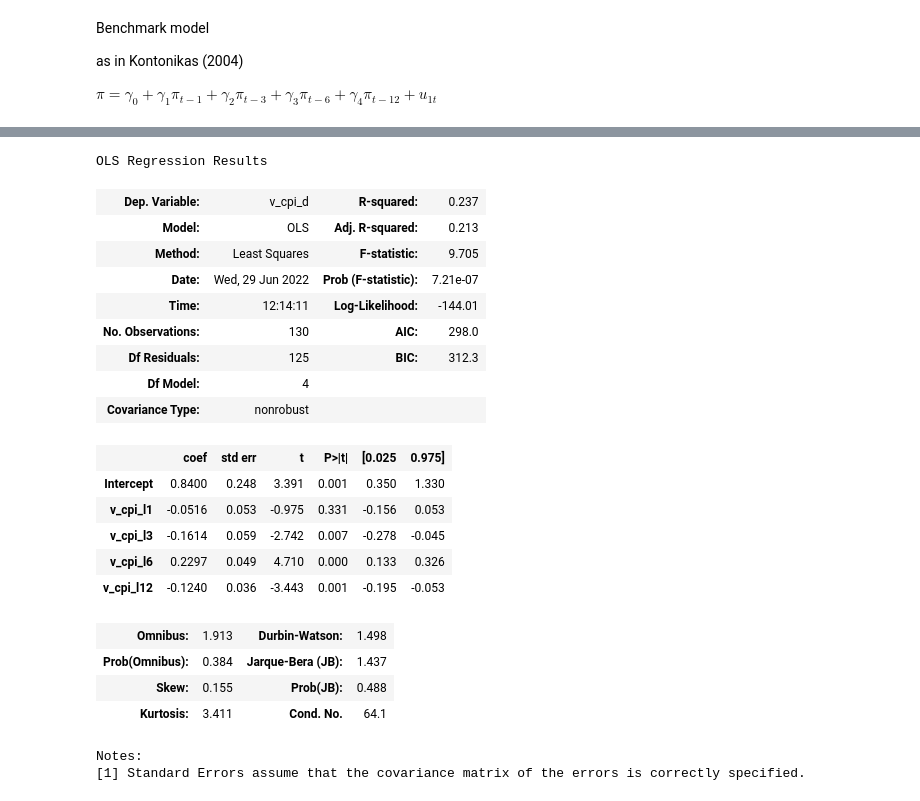
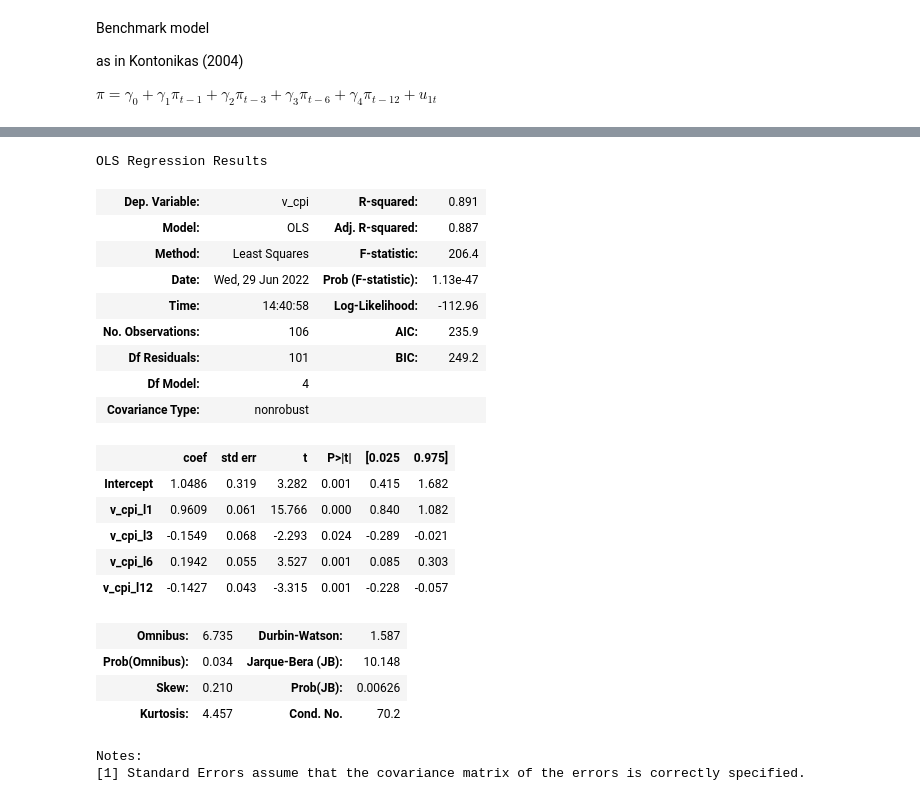
Before and after one commit to Marianojgm86/GARCH-CODES, a Jupyter notebook: modeling.ipynb, the cells around one changed output, grey strips where cells are left out. Drawn from its saved outputs; the diff is of its cells as text; code cells hidden in the pictures.

```diff
--- a/modeling.ipynb
+++ b/modeling.ipynb
@@ -206,6 +206,7 @@ simdf["v_cpi_l1"] = simdf['v_cpi'].shift()
 simdf["v_cpi_l3"] = simdf['v_cpi'].shift(3)
 simdf["v_cpi_l6"] = simdf['v_cpi'].shift(6)
 simdf["v_cpi_l12"] = simdf['v_cpi'].shift(12)
+simdf.dropna(inplace=True)
 # simdf.head(15)
 
 predf = simdf.loc['1992-01-01':'2004-12-01']
@@ -239,29 +240,29 @@ Notes:
 [1] Standard Errors assume that the covariance matrix of the errors is correctly specified.
 # %%
 # Pre IT Period
-mod1_2 = smf.ols(formula='v_cpi_d ~ v_cpi_l1 + v_cpi_l3 + v_cpi_l6 + v_cpi_l12', data=predf).fit()
+mod1_2 = smf.ols(formula='v_cpi ~ v_cpi_l1 + v_cpi_l3 + v_cpi_l6 + v_cpi_l12', data=predf).fit()
 mod1_2.summary()
 # %% [output]
 OLS Regression Results
-| Dep. Variable: | v_cpi_d | R-squared: | 0.237 |
-| Model: | OLS | Adj. R-squared: | 0.213 |
-| Method: | Least Squares | F-statistic: | 9.705 |
-| Date: | Wed, 29 Jun 2022 | Prob (F-statistic): | 7.21e-07 |
-| Time: | 12:14:11 | Log-Likelihood: | -144.01 |
-| No. Observations: | 130 | AIC: | 298.0 |
-| Df Residuals: | 125 | BIC: | 312.3 |
+| Dep. Variable: | v_cpi | R-squared: | 0.891 |
+| Model: | OLS | Adj. R-squared: | 0.887 |
+| Method: | Least Squares | F-statistic: | 206.4 |
+| Date: | Wed, 29 Jun 2022 | Prob (F-statistic): | 1.13e-47 |
+| Time: | 14:40:58 | Log-Likelihood: | -112.96 |
+| No. Observations: | 106 | AIC: | 235.9 |
+| Df Residuals: | 101 | BIC: | 249.2 |
 | Df Model: | 4 |  |  |
 | Covariance Type: | nonrobust |  |  |
 |  | coef | std err | t | P>|t| | [0.025 | 0.975] |
-| Intercept | 0.8400 | 0.248 | 3.391 | 0.001 | 0.350 | 1.330 |
-| v_cpi_l1 | -0.0516 | 0.053 | -0.975 | 0.331 | -0.156 | 0.053 |
-| v_cpi_l3 | -0.1614 | 0.059 | -2.742 | 0.007 | -0.278 | -0.045 |
-| v_cpi_l6 | 0.2297 | 0.049 | 4.710 | 0.000 | 0.133 | 0.326 |
-| v_cpi_l12 | -0.1240 | 0.036 | -3.443 | 0.001 | -0.195 | -0.053 |
+| Intercept | 1.0486 | 0.319 | 3.282 | 0.001 | 0.415 | 1.682 |
+| v_cpi_l1 | 0.9609 | 0.061 | 15.766 | 0.000 | 0.840 | 1.082 |
+| v_cpi_l3 | -0.1549 | 0.068 | -2.293 | 0.024 | -0.289 | -0.021 |
+| v_cpi_l6 | 0.1942 | 0.055 | 3.527 | 0.001 | 0.085 | 0.303 |
+| v_cpi_l12 | -0.1427 | 0.043 | -3.315 | 0.001 | -0.228 | -0.057 |
-| Omnibus: | 1.913 | Durbin-Watson: | 1.498 |
-| Prob(Omnibus): | 0.384 | Jarque-Bera (JB): | 1.437 |
-| Skew: | 0.155 | Prob(JB): | 0.488 |
-| Kurtosis: | 3.411 | Cond. No. | 64.1 |
+| Omnibus: | 6.735 | Durbin-Watson: | 1.587 |
+| Prob(Omnibus): | 0.034 | Jarque-Bera (JB): | 10.148 |
+| Skew: | 0.210 | Prob(JB): | 0.00626 |
+| Kurtosis: | 4.457 | Cond. No. | 70.2 |
 Notes:
 [1] Standard Errors assume that the covariance matrix of the errors is correctly specified.
 # %%
```
Also changed, not shown: parts of 5 cells of this notebook.
